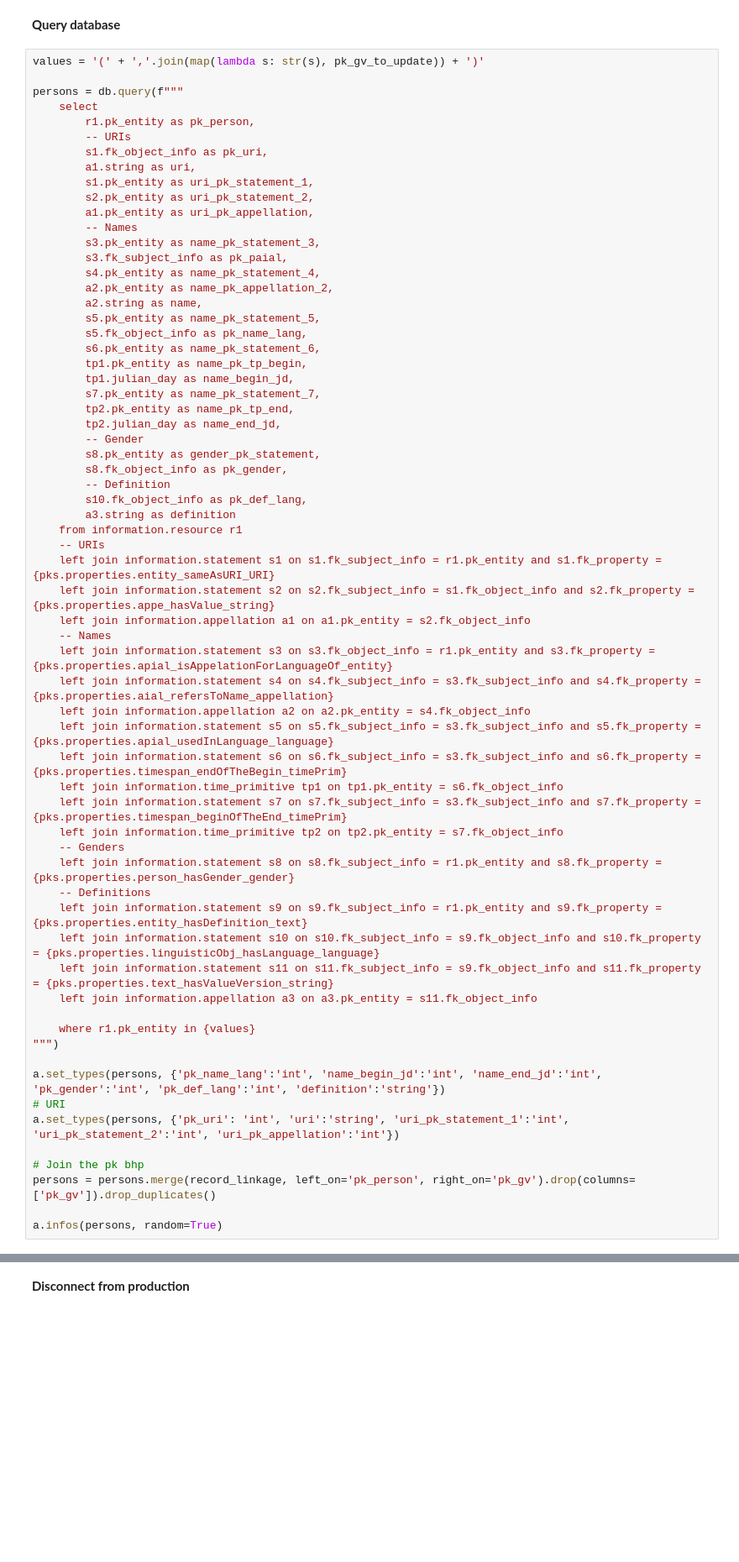
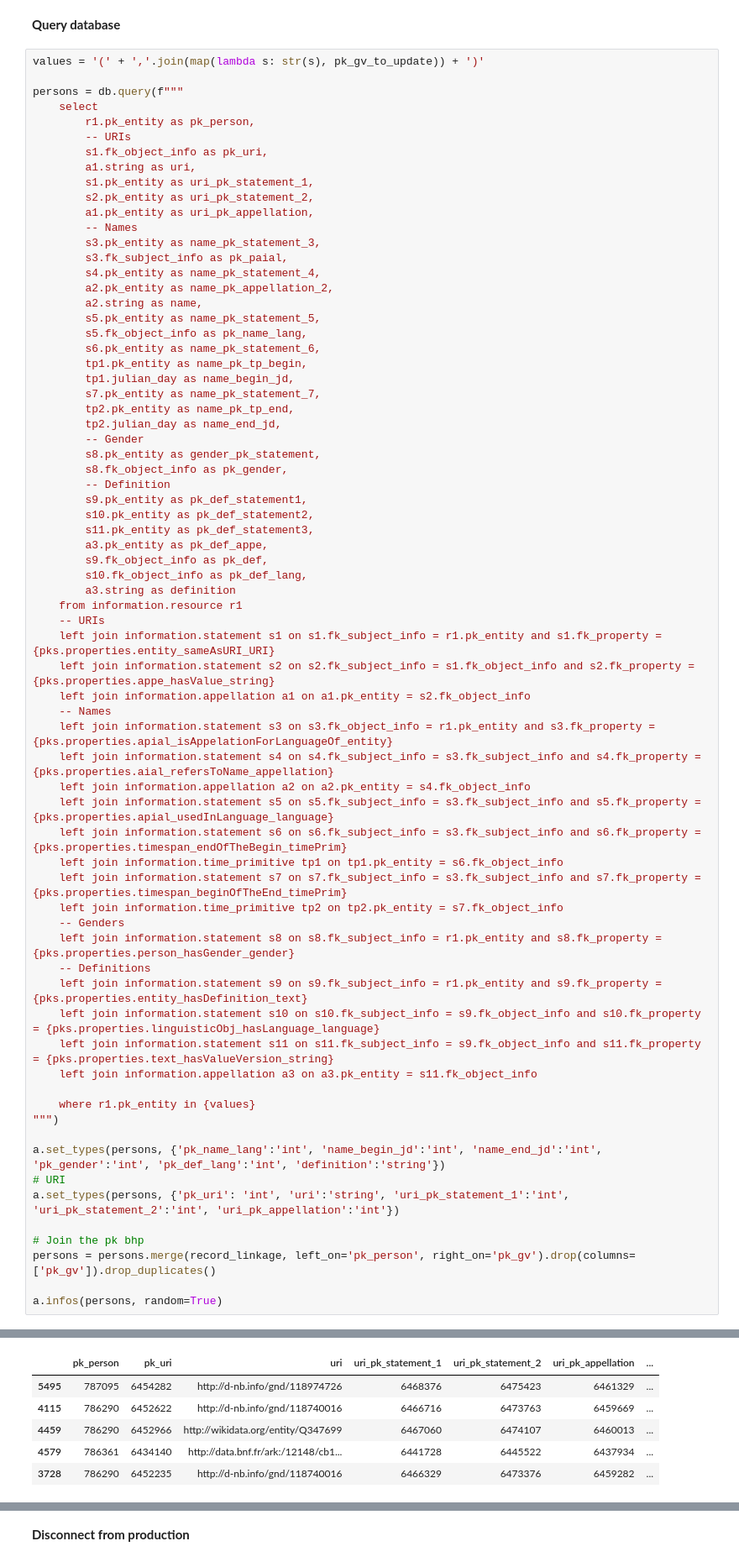
Before and after one commit to geovistory/symogih, a Jupyter notebook: src/import/actors.ipynb, the cells around one changed output, grey strips where cells are left out. Shown: that part at 84% size. Cells and saved outputs as stored; diff of their text form; blank space fills up the shorter version.

```diff
--- a/src/import/actors.ipynb
+++ b/src/import/actors.ipynb
@@ -224,6 +292,11 @@ persons = db.query(f"""
         s8.pk_entity as gender_pk_statement,
         s8.fk_object_info as pk_gender,
         -- Definition
+        s9.pk_entity as pk_def_statement1,
+        s10.pk_entity as pk_def_statement2,
+        s11.pk_entity as pk_def_statement3,
+        a3.pk_entity as pk_def_appe,
+        s9.fk_object_info as pk_def,
         s10.fk_object_info as pk_def_lang,
         a3.string as definition
     from information.resource r1
@@ -259,3 +332,4 @@ a.set_types(persons, {'pk_uri': 'int', 'uri':'string', 'uri_pk_statement_1':'int
 persons = persons.merge(record_linkage, left_on='pk_person', right_on='pk_gv').drop(columns=['pk_gv']).drop_duplicates()
 
 a.infos(persons, random=True)
+# %% [output]
@@ -261,0 +337,6 @@ a.infos(persons, random=True)
+|  | pk_person | pk_uri | uri | uri_pk_statement_1 | uri_pk_statement_2 | uri_pk_appellation | ... |
+| 5495 | 787095 | 6454282 | http://d-nb.info/gnd/118974726 | 6468376 | 6475423 | 6461329 | ... |
+| 4115 | 786290 | 6452622 | http://d-nb.info/gnd/118740016 | 6466716 | 6473763 | 6459669 | ... |
+| 4459 | 786290 | 6452966 | http://wikidata.org/entity/Q347699 | 6467060 | 6474107 | 6460013 | ... |
+| 4579 | 786361 | 6434140 | http://data.bnf.fr/ark:/12148/cb1... | 6441728 | 6445522 | 6437934 | ... |
+| 3728 | 786290 | 6452235 | http://d-nb.info/gnd/118740016 | 6466329 | 6473376 | 6459282 | ... |
```
Also changed, not shown: parts of 23 cells of this notebook, 2 other files.
